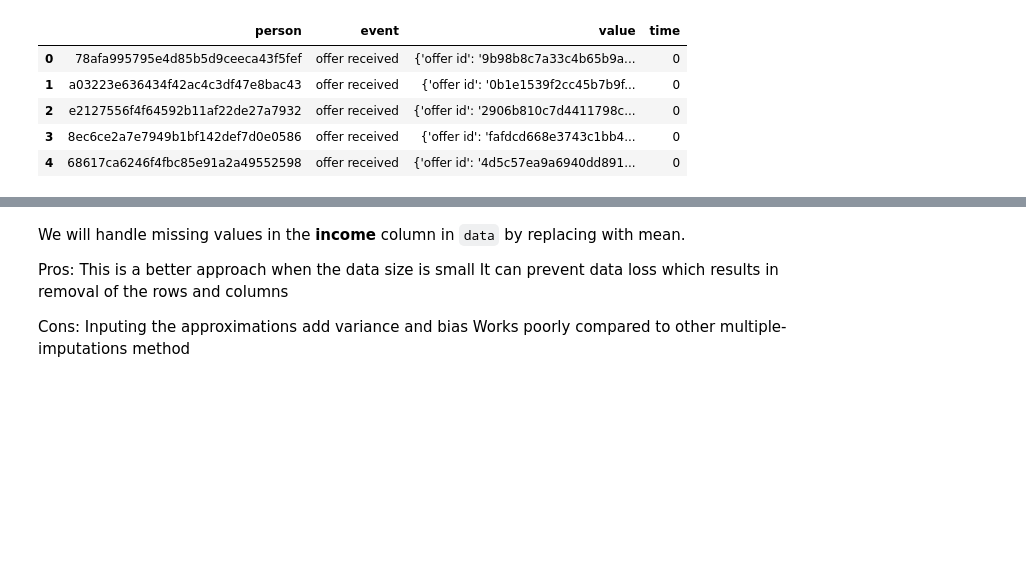
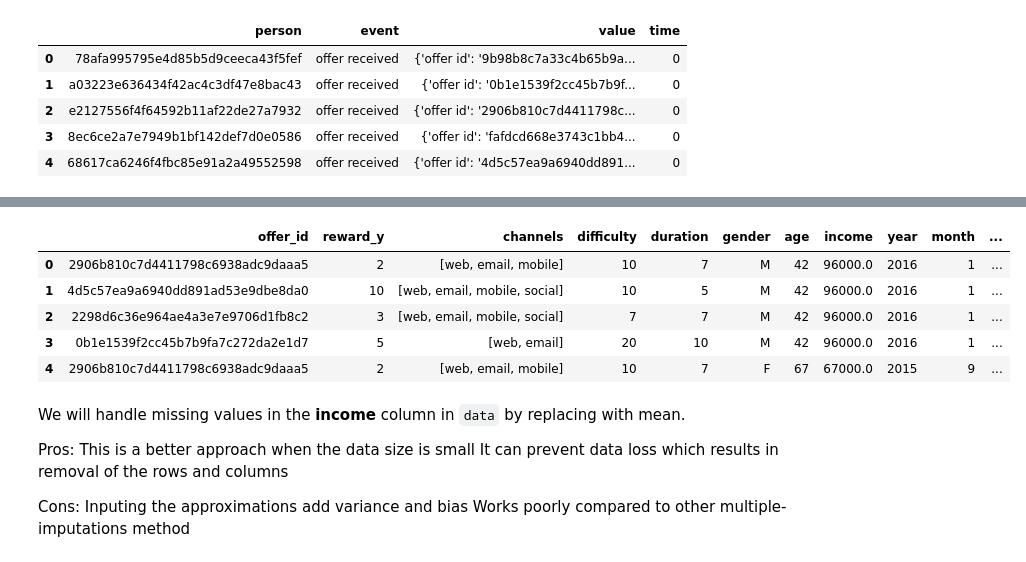
Before and after one commit to beauvilerobed/predict-consumer-responses, a Jupyter notebook: sagemaker.ipynb, the cells around one changed output, grey strips where cells are left out. Drawn from its saved outputs; the diff is of its cells as text; code cells hidden in the pictures; blank space fills up the shorter version.

```diff
--- a/sagemaker.ipynb
+++ b/sagemaker.ipynb
@@ -181,3 +155,21 @@ data.head()
+# %%
+to_drop = ['offer id',
+           'event',
+           'id',
+           'became_member_on',
+           'reward_x',
+           "time",
+           "offer_type"]
+
+data.drop(to_drop, inplace=True, axis=1)
+data.head()
+# %% [output]
+|  | offer_id | reward_y | channels | difficulty | duration | gender | age | income | year | month | ... |
+| 0 | 2906b810c7d4411798c6938adc9daaa5 | 2 | [web, email, mobile] | 10 | 7 | M | 42 | 96000.0 | 2016 | 1 | ... |
+| 1 | 4d5c57ea9a6940dd891ad53e9dbe8da0 | 10 | [web, email, mobile, social] | 10 | 5 | M | 42 | 96000.0 | 2016 | 1 | ... |
+| 2 | 2298d6c36e964ae4a3e7e9706d1fb8c2 | 3 | [web, email, mobile, social] | 7 | 7 | M | 42 | 96000.0 | 2016 | 1 | ... |
+| 3 | 0b1e1539f2cc45b7b9fa7c272da2e1d7 | 5 | [web, email] | 20 | 10 | M | 42 | 96000.0 | 2016 | 1 | ... |
+| 4 | 2906b810c7d4411798c6938adc9daaa5 | 2 | [web, email, mobile] | 10 | 7 | F | 67 | 67000.0 | 2015 | 9 | ... |
 # %% [markdown]
 We will handle missing values in the <strong>income</strong> column in `data` by replacing with mean.
 
```
Also changed, not shown: parts of 56 cells of this notebook, 8 other files.
